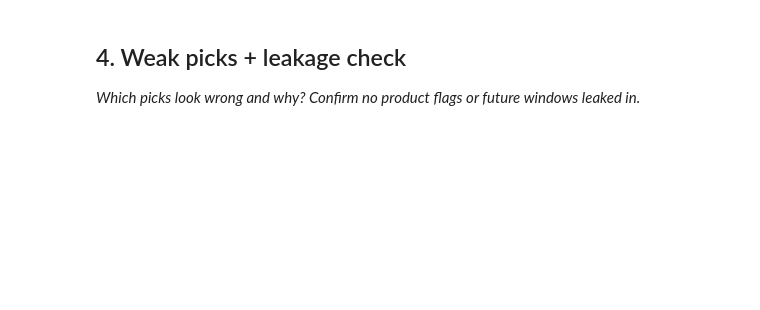
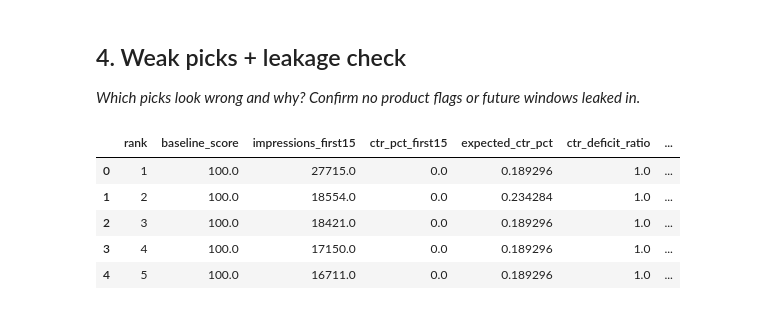
Before and after one commit to khadeja-qureshi/Machine-Learning-Internship, a Jupyter notebook: work/notebooks/w04_baseline_score.ipynb, the cells around one changed output. Saved outputs shown, nothing was run; the diff lists cells and outputs as text; code cells hidden in the pictures; blank space fills up the shorter version.

```diff
--- a/work/notebooks/w04_baseline_score.ipynb
+++ b/work/notebooks/w04_baseline_score.ipynb
@@ -36,0 +661,85 @@ This skeleton is yours to fill. Work the sections **in order** — each one has
+# %%
+# This cell is for CODE (numbers, a query, a check).
+# Write your text answer in the cell ABOVE this one — typing sentences here breaks Run All.
+# Show possible weak picks from the top 20.
+# These have comparatively smaller CTR deficits.
+
+weak_pick_candidates = (
+    top_20
+    .sort_values(
+        [
+            "ctr_deficit_ratio",
+            "baseline_score",
+        ],
+        ascending=[True, True],
+    )
+    .head(5)
+)
+
+display(
+    weak_pick_candidates[
+        [
+            "rank",
+            "baseline_score",
+            "impressions_first15",
+            "ctr_pct_first15",
+            "expected_ctr_pct",
+            "ctr_deficit_ratio",
+            "avg_position_first15",
+        ]
+    ]
+)
+
+# Columns that would directly contain future or label-derived information
+FORBIDDEN_EXACT_COLUMNS = {
+    "avg_daily_impressions_outcome",
+    "impressions_outcome",
+    "declined_20pct",
+    "daily_impression_loss",
+    "is_declining",
+    "leak_future_ratio",
+}
+
+# Existing product flags and unsafe future-oriented names
+FORBIDDEN_SUBSTRINGS = [
+    "future",
+    "outcome",
+    "declined",
+    "impression_loss",
+    "trend",
+    "refresh_flag",
+    "quick_win",
+]
+
+for column in baseline_queue_output.columns:
+    assert column not in FORBIDDEN_EXACT_COLUMNS, (
+        f"Forbidden leakage column found: {column}"
+    )
+
+    assert not any(
+        term in column.lower()
+        for term in FORBIDDEN_SUBSTRINGS
+    ), f"Possible leakage or product flag found: {column}"
+
+required_output_columns = {
+    "baseline_score",
+    "reason_code",
+    "action_label",
+}
+
+assert required_output_columns.issubset(
+    baseline_queue_output.columns
+), "Required baseline output columns are missing."
+
+print("Leakage check passed.")
+print(
+    "No future outcomes, label-derived inputs, "
+    "or existing product flags appear in the queue."
+)
+# %% [output]
+|  | rank | baseline_score | impressions_first15 | ctr_pct_first15 | expected_ctr_pct | ctr_deficit_ratio | ... |
+| 0 | 1 | 100.0 | 27715.0 | 0.0 | 0.189296 | 1.0 | ... |
+| 1 | 2 | 100.0 | 18554.0 | 0.0 | 0.234284 | 1.0 | ... |
+| 2 | 3 | 100.0 | 18421.0 | 0.0 | 0.189296 | 1.0 | ... |
+| 3 | 4 | 100.0 | 17150.0 | 0.0 | 0.189296 | 1.0 | ... |
+| 4 | 5 | 100.0 | 16711.0 | 0.0 | 0.189296 | 1.0 | ... |
```
Also changed, not shown: parts of 18 cells of this notebook.
